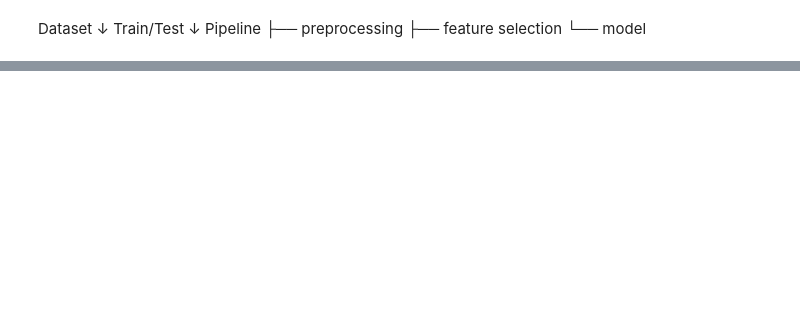
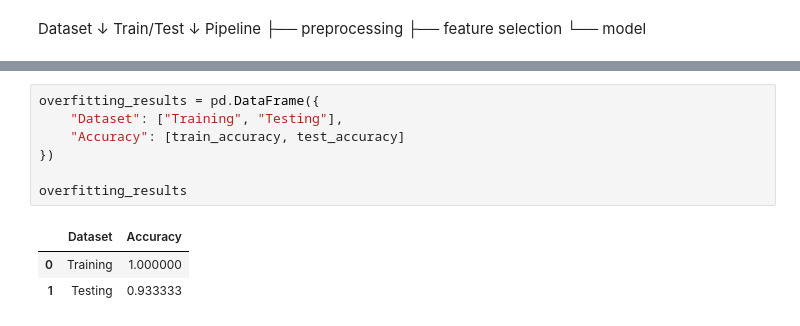
Before and after one commit to Maha-bio/bioinformatics-ml-iris, a Jupyter notebook: notebooks/02_model_comparison.ipynb, the cells around one changed output, grey strips where cells are left out. Saved outputs shown, nothing was run; the diff lists cells and outputs as text; blank space fills up the shorter version.

```diff
--- a/notebooks/02_model_comparison.ipynb
+++ b/notebooks/02_model_comparison.ipynb
@@ -401,0 +431,11 @@ Pipeline
+# %%
+overfitting_results = pd.DataFrame({
+    "Dataset": ["Training", "Testing"],
+    "Accuracy": [train_accuracy, test_accuracy]
+})
+
+overfitting_results
+# %% [output]
+|  | Dataset | Accuracy |
+| 0 | Training | 1.000000 |
+| 1 | Testing | 0.933333 |
```
Also changed, not shown: parts of 6 cells of this notebook.
